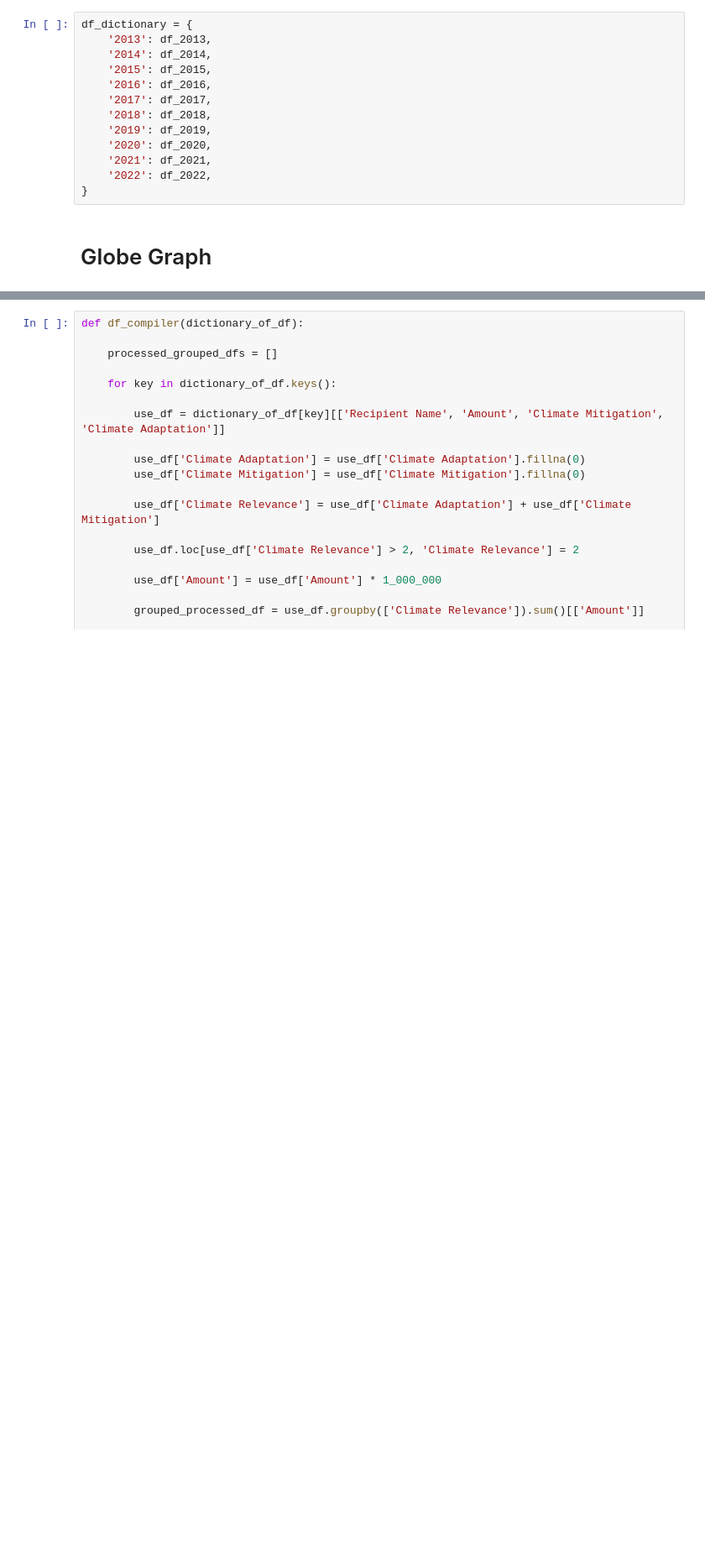
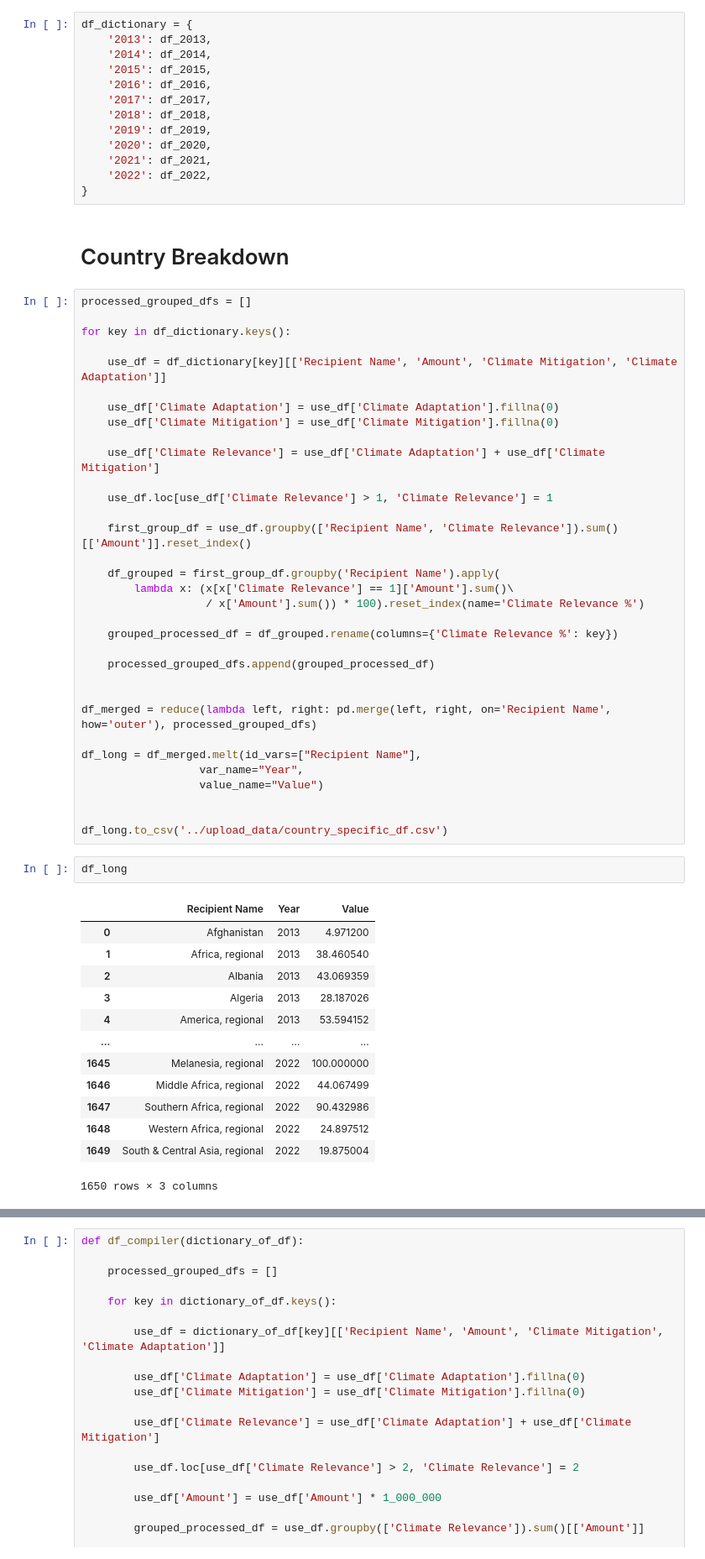
Before and after one commit to Samuel-Drewes/KlimaPortfolios, a Jupyter notebook: notebooks/first_play.ipynb, the cells around one changed output, grey strips where cells are left out. Shown at 84% size. Saved outputs shown, nothing was run; the diff lists cells and outputs as text; blank space fills up the shorter version.

Commit message:
country specific chart

```diff
--- a/notebooks/first_play.ipynb
+++ b/notebooks/first_play.ipynb
@@ -33,5 +36,54 @@ df_dictionary = {
     '2021': df_2021,
     '2022': df_2022,
 }
-# %% [markdown]
-# Globe Graph
+# %% [markdown]
+# Country Breakdown
+# %%
+processed_grouped_dfs = []
+
+for key in df_dictionary.keys():
+
+    use_df = df_dictionary[key][['Recipient Name', 'Amount', 'Climate Mitigation', 'Climate Adaptation']]
+
+    use_df['Climate Adaptation'] = use_df['Climate Adaptation'].fillna(0)
+    use_df['Climate Mitigation'] = use_df['Climate Mitigation'].fillna(0)
+
+    use_df['Climate Relevance'] = use_df['Climate Adaptation'] + use_df['Climate Mitigation']
+
+    use_df.loc[use_df['Climate Relevance'] > 1, 'Climate Relevance'] = 1
+
+    first_group_df = use_df.groupby(['Recipient Name', 'Climate Relevance']).sum()[['Amount']].reset_index()
+
+    df_grouped = first_group_df.groupby('Recipient Name').apply(
+        lambda x: (x[x['Climate Relevance'] == 1]['Amount'].sum()\
+                   / x['Amount'].sum()) * 100).reset_index(name='Climate Relevance %')
+
+    grouped_processed_df = df_grouped.rename(columns={'Climate Relevance %': key})
+
+    processed_grouped_dfs.append(grouped_processed_df)
+
+
+df_merged = reduce(lambda left, right: pd.merge(left, right, on='Recipient Name', how='outer'), processed_grouped_dfs)
+
+df_long = df_merged.melt(id_vars=["Recipient Name"],
+                  var_name="Year",
+                  value_name="Value")
+
+
+df_long.to_csv('../upload_data/country_specific_df.csv')
+# %%
+df_long
+# %% [output]
+|  | Recipient Name | Year | Value |
+| 0 | Afghanistan | 2013 | 4.971200 |
+| 1 | Africa, regional | 2013 | 38.460540 |
+| 2 | Albania | 2013 | 43.069359 |
+| 3 | Algeria | 2013 | 28.187026 |
+| 4 | America, regional | 2013 | 53.594152 |
+| ... | ... | ... | ... |
+| 1645 | Melanesia, regional | 2022 | 100.000000 |
+| 1646 | Middle Africa, regional | 2022 | 44.067499 |
+| 1647 | Southern Africa, regional | 2022 | 90.432986 |
+| 1648 | Western Africa, regional | 2022 | 24.897512 |
+| 1649 | South & Central Asia, regional | 2022 | 19.875004 |
+1650 rows × 3 columns
```
Also changed, not shown: parts of 11 cells of this notebook, 2 other files.
